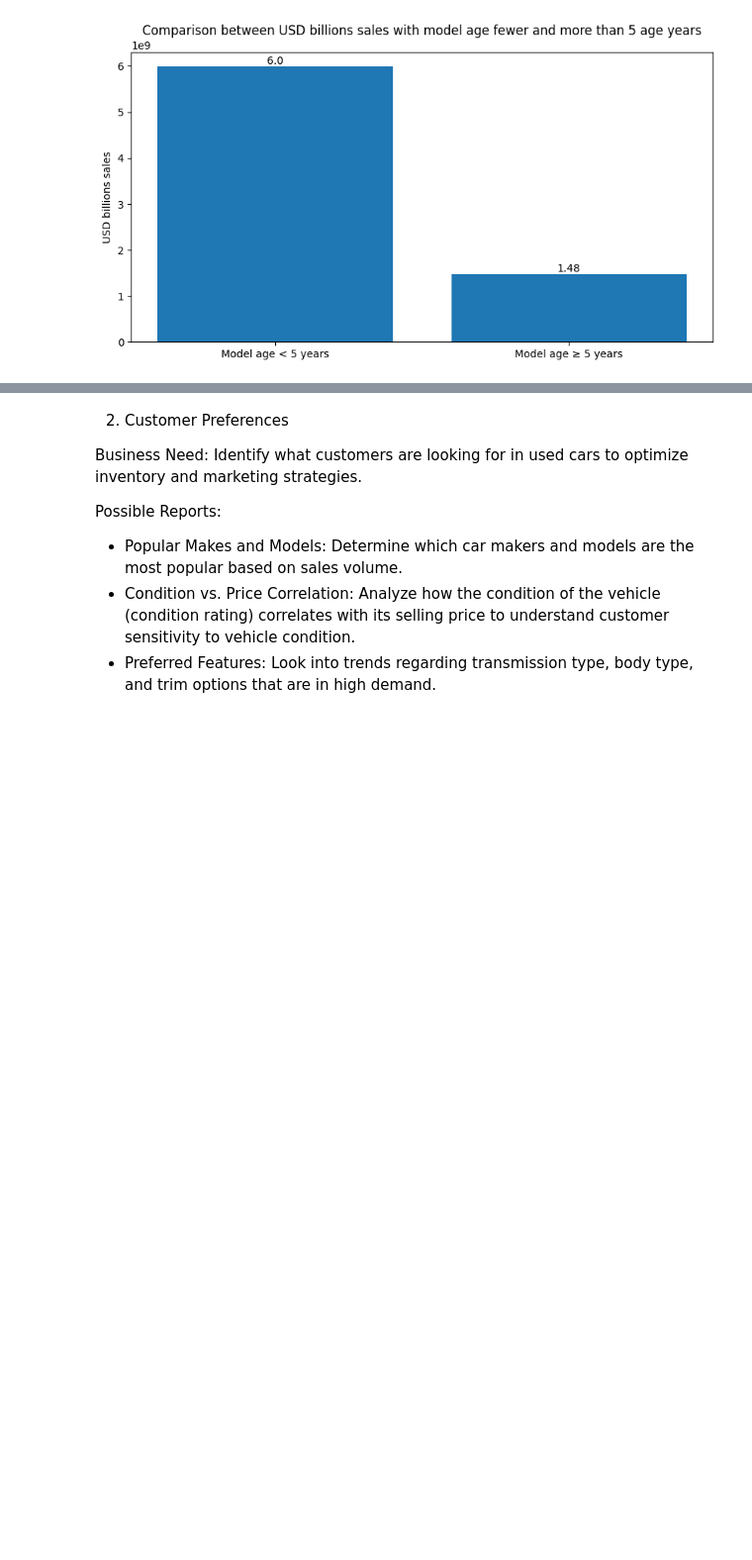
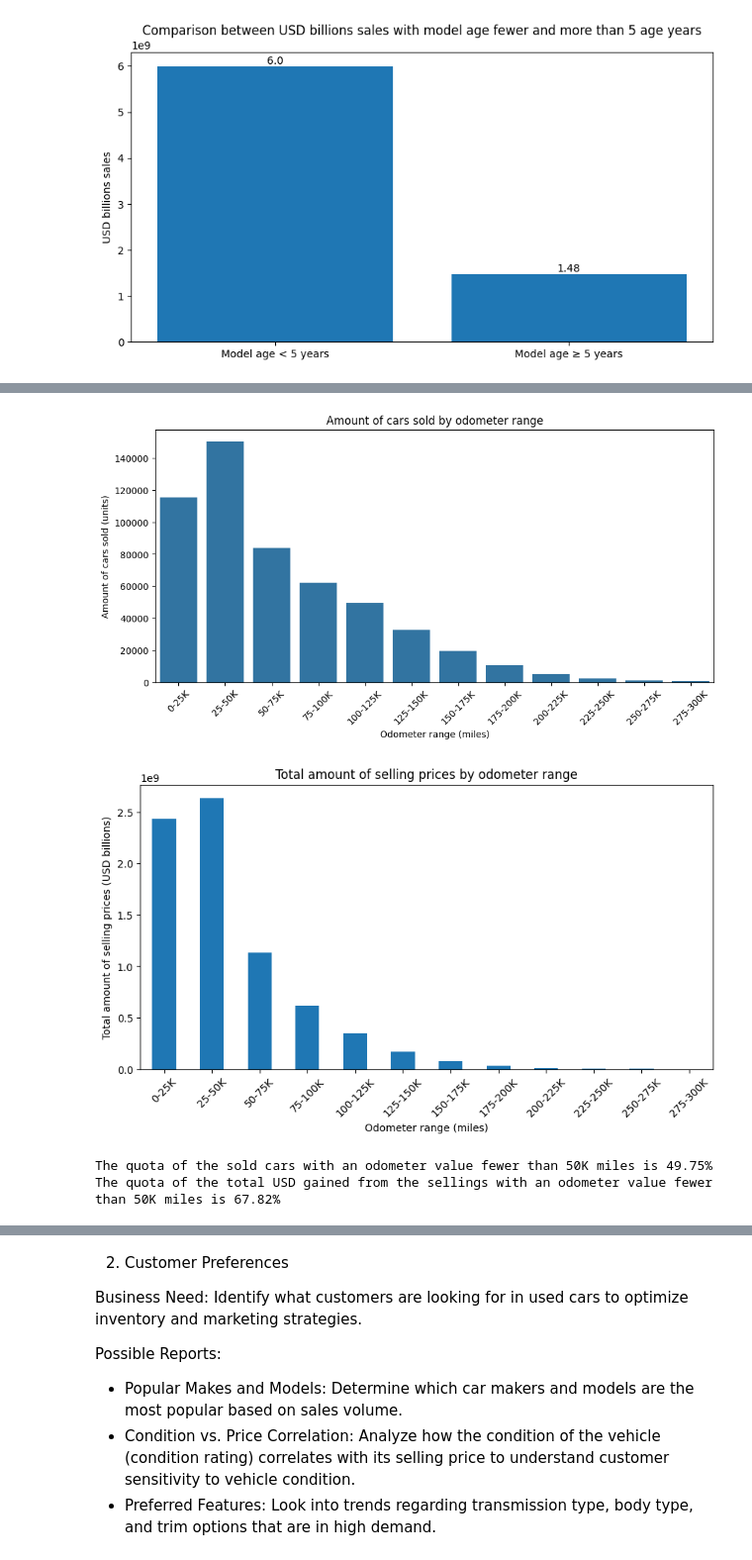
Before and after one commit to wizard86pz/cars_sales_us, a Jupyter notebook: ETL_cars.ipynb, the cells around one changed output, grey strips where cells are left out. Shown at 99% size. Saved outputs shown, nothing was run; the diff lists cells and outputs as text; code cells hidden in the pictures; blank space fills up the shorter version.

```diff
--- a/ETL_cars.ipynb
+++ b/ETL_cars.ipynb
@@ -631,0 +645,36 @@ So, the gold age for the best sales is 2 years old.
+# %%
+#let's show how may cars are sold for different range of odometer values
+bins = [0, 25000, 50000, 75000, 100000, 125000, 150000, 175000, 200000, 225000, 250000, 275000, 300000]
+labels = ['0-25K','25-50K','50-75K','75-100K','100-125K','125-150K','150-175K','175-200K','200-225K','225-250K','250-275K','275-300K']
+df_clean['odometer_range'] = pd.cut(df_clean['odometer'], bins=bins, labels=labels, right=True)
+
+plt.figure(figsize=(11,5))
+sns.countplot(data=df_clean, x='odometer_range', order=labels)
+plt.title('Amount of cars sold by odometer range')
+plt.xlabel('Odometer range (miles)')
+plt.ylabel('Amount of cars sold (units)')
+plt.xticks(rotation=45)
+plt.show()
+
+#let's show the total amount of selling prices by odometer range
+df_clean.groupby('odometer_range')['selling_price'].sum().plot(kind='bar', figsize=(10,5))
+plt.title('Total amount of selling prices by odometer range')
+plt.xlabel('Odometer range (miles)')
+plt.ylabel('Total amount of selling prices (USD billions)')
+plt.xticks(rotation=45)
+plt.show()
+# %% [output]
+[figure, added]
+[figure, added]
+# %%
+#let's evaluate wich is the quota of the sold cars with an odomter value fewer that 50K miles
+limiter = 50000
+quota_50k_sold = df_clean[df_clean['odometer'] < limiter].shape[0] / df_clean.shape[0]
+print(f'The quota of the sold cars with an odometer value fewer than {round(limiter/1000)}K miles is {round(quota_50k_sold*100,2)}%')
+
+#let's evaluate wich is the quota of total USD gained fromthe seellings with an odomter value fewer that 50K miles
+quota_50k_gained = df_clean[df_clean['odometer'] < limiter]['selling_price'].sum() / df_clean['selling_price'].sum()
+print(f'The quota of the total USD gained from the sellings with an odometer value fewer than {round(limiter/1000)}K miles is {round(quota_50k_gained*100,2)}%')
+# %% [output]
+The quota of the sold cars with an odometer value fewer than 50K miles is 49.75%
+The quota of the total USD gained from the sellings with an odometer value fewer than 50K miles is 67.82%
```
Also changed, not shown: parts of 7 cells of this notebook, 2 other files.
